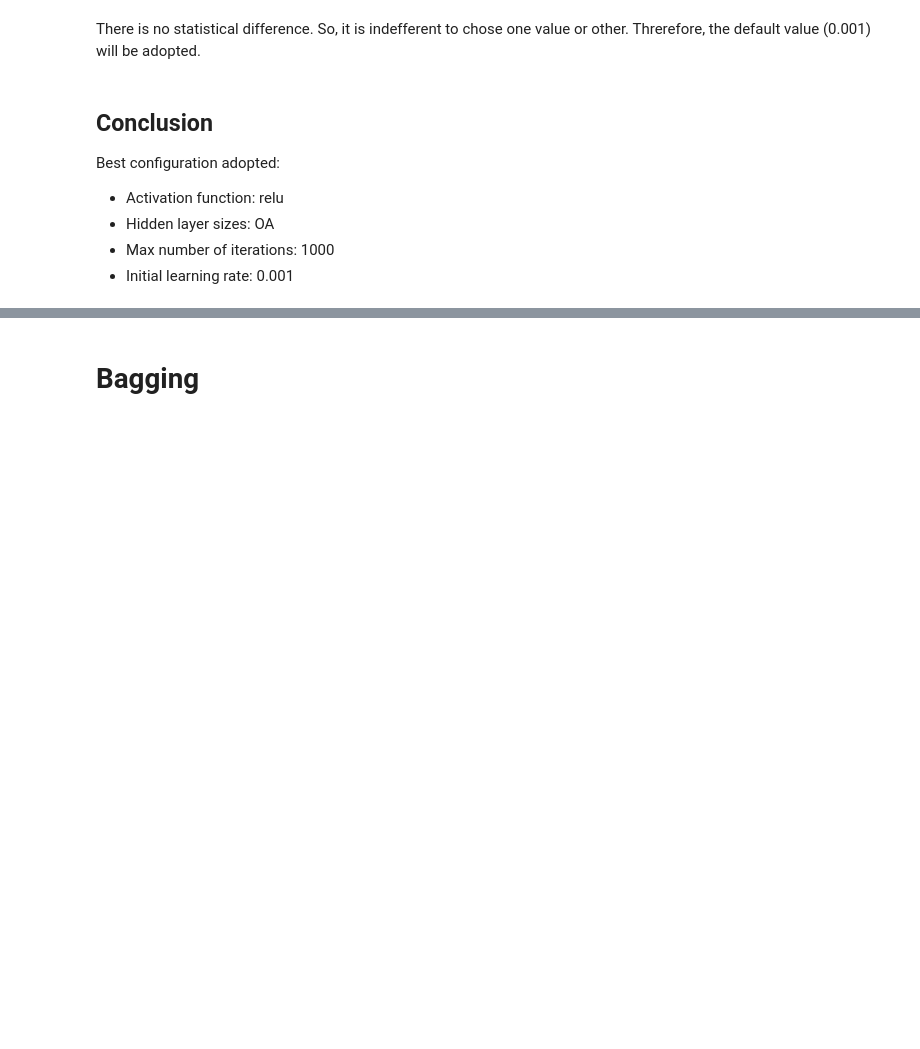
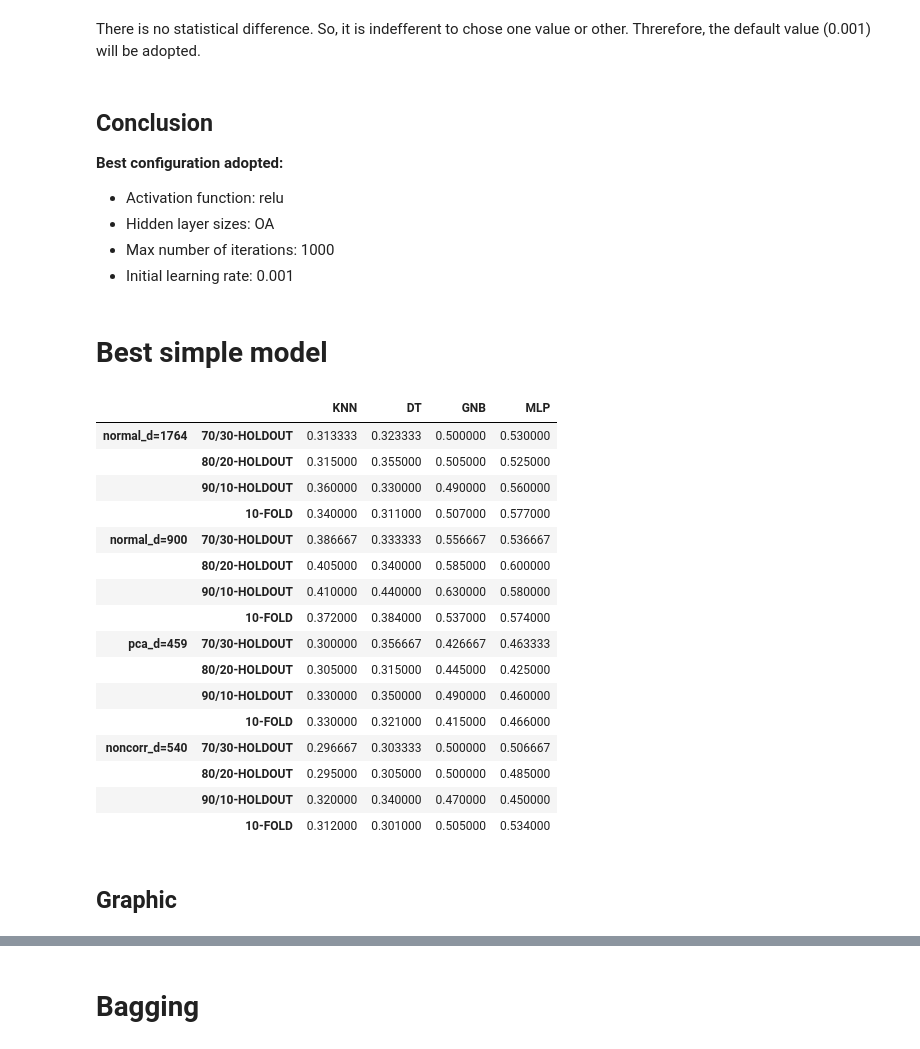
Before and after one commit to BrunoRammon/gato-cachorro_classificacao_de_racas, a Jupyter notebook: models_performance_analysis.ipynb, the cells around one changed output, grey strips where cells are left out. Saved outputs shown, nothing was run; the diff lists cells and outputs as text; code cells hidden in the pictures; blank space fills up the shorter version.

```diff
--- a/models_performance_analysis.ipynb
+++ b/models_performance_analysis.ipynb
@@ -499,8 +510,38 @@ FriedmanchisquareResult(statistic=5.555555555555555, pvalue=0.06217652402211632)
 There is no statistical difference. So, it is indefferent to chose one value or other. Threrefore, the default value (0.001) will be adopted.
 # %% [markdown]
 ## Conclusion
-Best configuration adopted:
+**Best configuration adopted:**
 - Activation function: relu
 - Hidden layer sizes: OA
 - Max number of iterations: 1000
 - Initial learning rate: 0.001
+# %% [markdown]
+# Best simple model
+# %%
+df_best_simple_model = \
+pd.concat([df_knn[('KNN','n_neighbors=3')],df_dt[('DT','max_depth=6')],
+df_gnb['GNB'],
+df_mlp_lr[('MLP,activation=relu,hidden_layer_sizes=OA,max_iter=1000','0.001')]],
+axis=1)
+df_best_simple_model.columns = ['KNN','DT','GNB','MLP']
+df_best_simple_model
+# %% [output]
+|  |  | KNN | DT | GNB | MLP |
+| normal_d=1764 | 70/30-HOLDOUT | 0.313333 | 0.323333 | 0.500000 | 0.530000 |
+|  | 80/20-HOLDOUT | 0.315000 | 0.355000 | 0.505000 | 0.525000 |
+|  | 90/10-HOLDOUT | 0.360000 | 0.330000 | 0.490000 | 0.560000 |
+|  | 10-FOLD | 0.340000 | 0.311000 | 0.507000 | 0.577000 |
+| normal_d=900 | 70/30-HOLDOUT | 0.386667 | 0.333333 | 0.556667 | 0.536667 |
+|  | 80/20-HOLDOUT | 0.405000 | 0.340000 | 0.585000 | 0.600000 |
+|  | 90/10-HOLDOUT | 0.410000 | 0.440000 | 0.630000 | 0.580000 |
+|  | 10-FOLD | 0.372000 | 0.384000 | 0.537000 | 0.574000 |
+| pca_d=459 | 70/30-HOLDOUT | 0.300000 | 0.356667 | 0.426667 | 0.463333 |
+|  | 80/20-HOLDOUT | 0.305000 | 0.315000 | 0.445000 | 0.425000 |
+|  | 90/10-HOLDOUT | 0.330000 | 0.350000 | 0.490000 | 0.460000 |
+|  | 10-FOLD | 0.330000 | 0.321000 | 0.415000 | 0.466000 |
+| noncorr_d=540 | 70/30-HOLDOUT | 0.296667 | 0.303333 | 0.500000 | 0.506667 |
+|  | 80/20-HOLDOUT | 0.295000 | 0.305000 | 0.500000 | 0.485000 |
+|  | 90/10-HOLDOUT | 0.320000 | 0.340000 | 0.470000 | 0.450000 |
+|  | 10-FOLD | 0.312000 | 0.301000 | 0.505000 | 0.534000 |
+# %% [markdown]
+## Graphic
```
Also changed, not shown: parts of 88 cells of this notebook.
